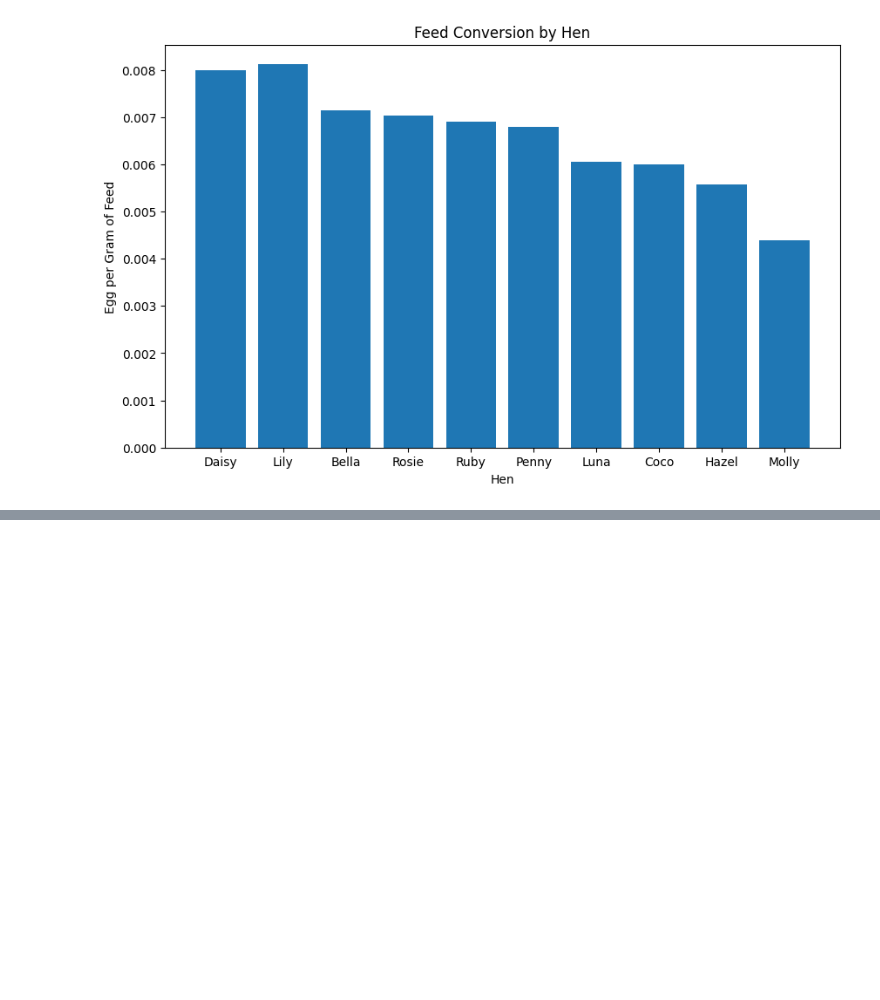
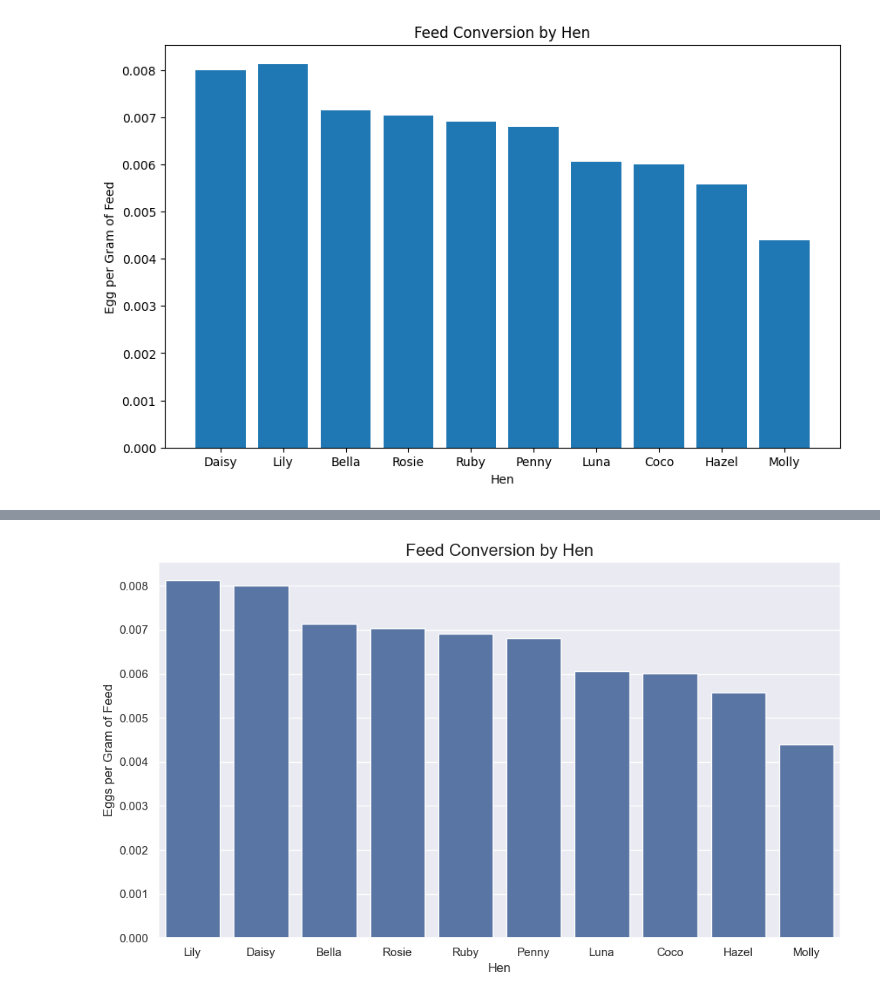
Before and after one commit to awillette89/plots-codeyou, a Jupyter notebook: plots.ipynb, the cells around one changed output, grey strips where cells are left out. Cells and saved outputs as stored; diff of their text form; code cells hidden in the pictures; blank space fills up the shorter version.

```diff
--- a/plots.ipynb
+++ b/plots.ipynb
@@ -58,0 +74,16 @@ Text(0.5, 0, 'Hen')
+# %%
+#seaborn graph of sorted feed conversion
+
+sns.set(style="darkgrid")
+
+plt.figure(figsize=(10,6))
+bar_plot = sns.barplot(x='HenName', y='FeedConversion', data=hens_sorted, dodge=False)
+
+bar_plot.set_title('Feed Conversion by Hen', fontsize=16)
+bar_plot.set_ylabel('Eggs per Gram of Feed', fontsize=12)
+bar_plot.set_xlabel('Hen', fontsize=12)
+
+plt.tight_layout()
+plt.show()
+# %% [output]
+[figure, added]
```
Also changed, not shown: parts of 3 cells of this notebook.
